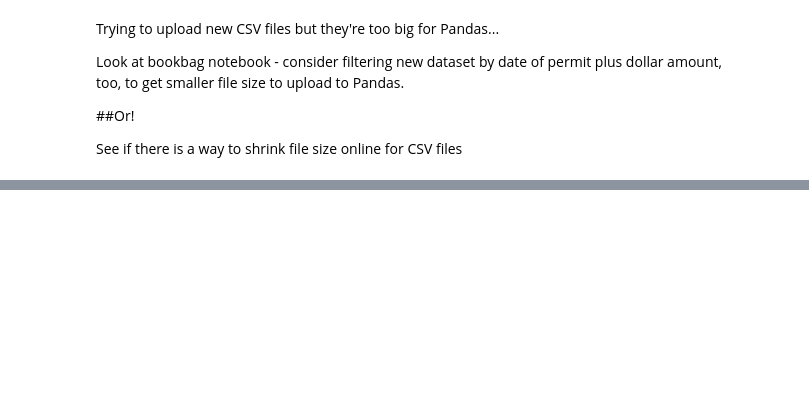
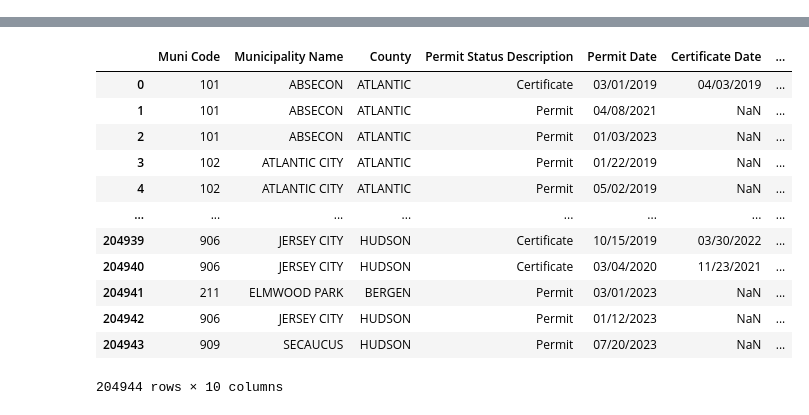
Before and after one commit to BrianKEverett/County-Line, a Jupyter notebook: Dissertation6_Everett.ipynb, the cells around one changed output, grey strips where cells are left out. Drawn from its saved outputs; the diff is of its cells as text; code cells hidden in the pictures; blank space fills up the shorter version.

Commit message:
new permits dataset. 204,944 rows, might be a problem? Data produced via query on state website to limit date and construction cost.

```diff
--- a/Dissertation6_Everett.ipynb
+++ b/Dissertation6_Everett.ipynb
@@ -85,8 +55,32 @@ njcodes=pd.read_csv('https://raw.githubusercontent.com/BrianKEverett/County-Line
-# %% [markdown]
-Trying to upload new CSV files but they're too big for Pandas...
-
-Look at bookbag notebook - consider filtering new dataset by date of permit plus dollar amount, too, to get smaller file size to upload to Pandas.
-
-##Or!
-
-See if there is a way to shrink file size online for CSV files
+# %%
+permits=pd.read_csv("https://raw.githubusercontent.com/BrianKEverett/County-Line/main/3.6.2024.NJ_Construction_Permit_Data.csv")
+# dataset can be found here: https://data.nj.gov/Reference-Data/NJ-Construction-Permit-Data/w9se-dmra/explore/query/SELECT%0A%20%20%60comu%60%2C%0A%20%20%60muniname%60%2C%0A%20%20%60county%60%2C%0A%20%20%60permitstatusdesc%60%2C%0A%20%20%60permitdate%60%2C%0A%20%20%60certdate%60%2C%0A%20%20%60permittypedesc%60%2C%0A%20%20%60certtypedesc%60%2C%0A%20%20%60constcost%60%2C%0A%20%20%60usegroupdesc%60%0AWHERE%0A%20%20%28%60permitdate%60%0A%20%20%20%20%20BETWEEN%20%222015-01-01T00%3A00%3A00%22%20%3A%3A%20floating_timestamp%0A%20%20%20%20%20AND%20%222024-01-01T00%3A00%3A00%22%20%3A%3A%20floating_timestamp%29%0A%20%20AND%20%28%60constcost%60%20%3E%20%2249999%22%29/page/filter
+#from NJ Dept of Community Affairs Website.Pulled from web on March 6th, 2024 with queries for construction costs higher than $49,999 and for dates ranging between January1, 2015 and January 1, 2024
+
+taxes=pd.read_csv ("https://raw.githubusercontent.com/BrianKEverett/County-Line/main/mediantax.csv")
+# dataset can be retireved via: https://njdca.maps.arcgis.com/apps/webappviewer/index.html?id=96ec274c50a34890b23263f101e4ad9b from NJ Department of Community Affairs
+# Another hypothesis I have is that the public narrative put forth by planning board members when approving controversial permits, "this will increase rateables for the township, lowering your taxes", does not actually come to fruition
+#This data set is helpful for exploring that narrative, and seeing if the opposite is occurring, i.e. more development actually yields higher property taxes
+
+municodes=pd.read_csv ("https://raw.githubusercontent.com/BrianKEverett/County-Line/main/Municodes.csv")
+#Data file of all NJ municiaplities, and counties, with the corresponding municipalitiy DCA code. This data file will be most helpful for matching and merging.
+
+#crime=pd.read_csv ("https://raw.githubusercontent.com/BrianKEverett/County-Line/main/CamdenCrime.csv") #not a good format for reading data!
+#Dataset can be retireved here: https://www.nj.gov/njsp/ucr/uniform-crime-reports.shtml on the NJ Office of the Attorney General's website
+#This crime data is important to consider when analyzing planning and zoning. Does any specific type of development correlate with increased crime? Can liveability theory be worked in here for whether or not communities have what they need to prevent crime?
+
+jobs=pd.read_csv('https://raw.githubusercontent.com/BrianKEverett/County-Line/main/jobsdensity.csv')
+#dataset can be built via the table selections on the NJ Community Affairs website - https://njdca.maps.arcgis.com/apps/webappviewer/index.html?id=96ec274c50a34890b23263f101e4ad9b
+#Job density is a good variable to consider regarding new large dollar permits. Are some places growing more than others? Can this be attribute to the phenomenon of the County Line?
+
+countysize=pd.read_csv('https://raw.githubusercontent.com/BrianKEverett/County-Line/main/NJCountySize.csv')
+#dataset can be found via Wikipedia via 2020 census data - https://en.wikipedia.org/wiki/List_of_counties_in_New_Jersey
+
+njtowns=pd.read_csv('https://raw.githubusercontent.com/BrianKEverett/County-Line/main/njtowns.csv')
+#Dataset can be found at: https://en.wikipedia.org/wiki/List_of_municipalities_in_New_Jersey#:~:text=The%20largest%20municipality%20by%20population,most%20populous%20being%20South%20Carolina.
+
+njcodes=pd.read_csv('https://raw.githubusercontent.com/BrianKEverett/County-Line/main/Municipalities_of_New_Jersey_20240131.csv')
+#data was retireved via State of New Jersey Open Data Center: https://data.nj.gov/Reference-Data/Municipalities-of-New-Jersey/k9xb-zgh4/data_preview
+# %%
+permits
+# %% [output]
@@ -92,0 +88,13 @@ See if there is a way to shrink file size online for CSV files
+|  | Muni Code | Municipality Name | County | Permit Status Description | Permit Date | Certificate Date | ... |
+| 0 | 101 | ABSECON | ATLANTIC | Certificate | 03/01/2019 | 04/03/2019 | ... |
+| 1 | 101 | ABSECON | ATLANTIC | Permit | 04/08/2021 | NaN | ... |
+| 2 | 101 | ABSECON | ATLANTIC | Permit | 01/03/2023 | NaN | ... |
+| 3 | 102 | ATLANTIC CITY | ATLANTIC | Permit | 01/22/2019 | NaN | ... |
+| 4 | 102 | ATLANTIC CITY | ATLANTIC | Permit | 05/02/2019 | NaN | ... |
+| ... | ... | ... | ... | ... | ... | ... | ... |
+| 204939 | 906 | JERSEY CITY | HUDSON | Certificate | 10/15/2019 | 03/30/2022 | ... |
+| 204940 | 906 | JERSEY CITY | HUDSON | Certificate | 03/04/2020 | 11/23/2021 | ... |
+| 204941 | 211 | ELMWOOD PARK | BERGEN | Permit | 03/01/2023 | NaN | ... |
+| 204942 | 906 | JERSEY CITY | HUDSON | Permit | 01/12/2023 | NaN | ... |
+| 204943 | 909 | SECAUCUS | HUDSON | Permit | 07/20/2023 | NaN | ... |
+204944 rows × 10 columns
```
Also changed, not shown: parts of 4 cells of this notebook.
